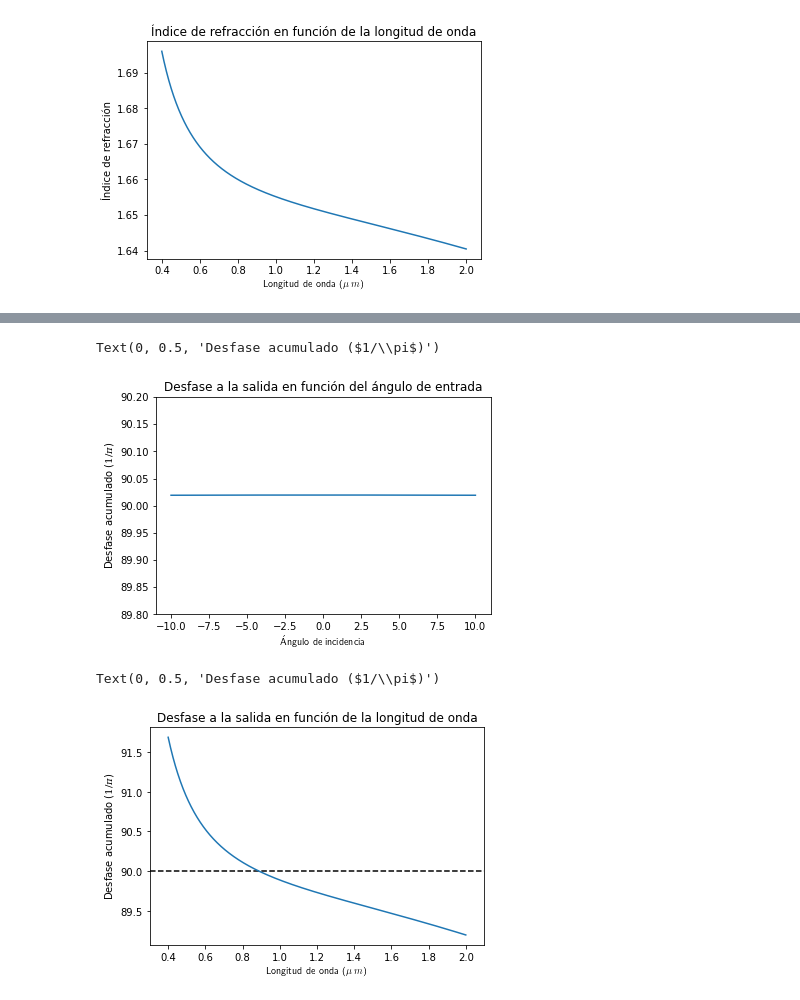
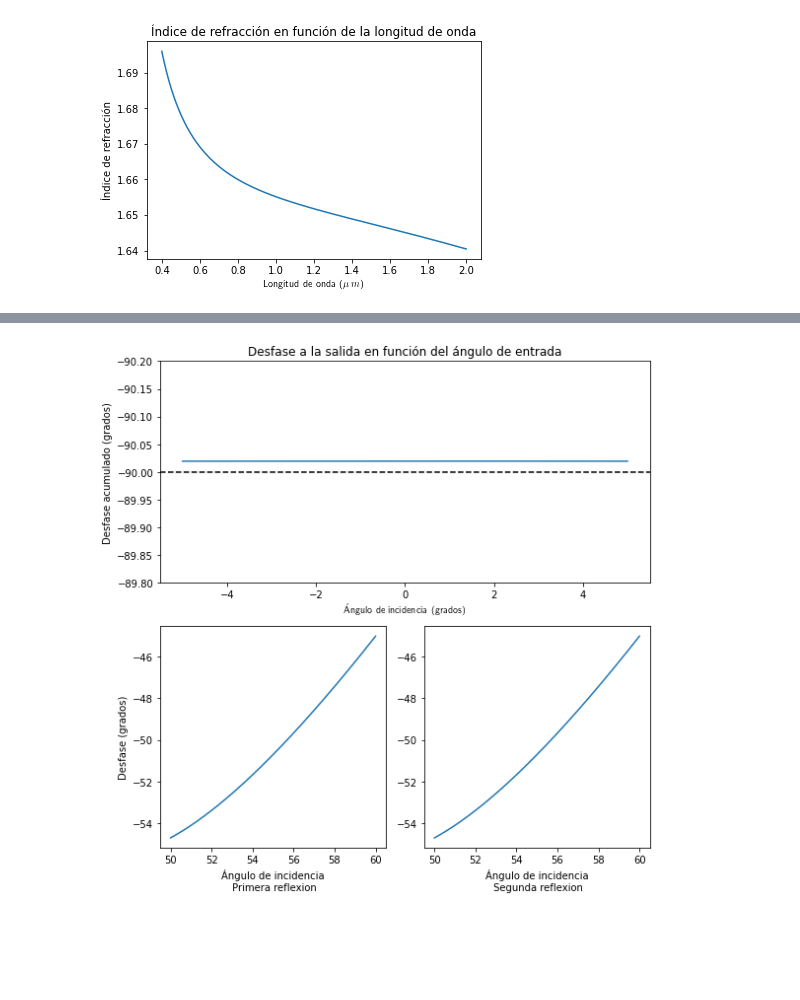
Before and after one commit to rmhsik/Mooney, a Jupyter notebook: Untitled.ipynb, the cells around one changed output, grey strips where cells are left out. Cells and saved outputs as stored; diff of their text form; code cells hidden in the pictures; blank space fills up the shorter version.

```diff
--- a/Untitled.ipynb
+++ b/Untitled.ipynb
@@ -139,14 +131,24 @@ phase = phase_s-phase_p
 # %%
-fig = plt.figure()
-ax = fig.add_subplot(111)
-# ax.axhline(90,linestyle='--',c='k')
+fig = plt.figure(figsize = (8,8))
+
+ax = fig.add_subplot(211)
+ax.axhline(-90,linestyle='--',c='k')
 ax.plot(np.degrees(theta_i),np.degrees(phase))
-# ax.set_ylim(0.4,0.6);
-ax.set_ylim(89.8,90.2)
-# ax.set_xlim(0.3,2.1)
+ax.set_ylim(-89.8,-90.2)
 ax.set_title('Desfase a la salida en función del ángulo de entrada')
-ax.set_xlabel('Ángulo de incidencia', usetex=True)
-ax.set_ylabel('Desfase acumulado ($1/\pi$)')
+ax.set_xlabel('Ángulo de incidencia (grados)', usetex=True)
+ax.set_ylabel('Desfase acumulado (grados)')
+
+ax = fig.add_subplot(223)
+ax.plot(np.degrees(theta_1),np.degrees(phase1))
+ax.set_ylabel('Desfase (grados)')
+ax.set_xlabel('Ángulo de incidencia\n Primera reflexion')
+
+ax = fig.add_subplot(224)
+ax.plot(np.degrees(theta_2),np.degrees(phase2))
+ax.set_xlabel('Ángulo de incidencia\n Segunda reflexion')
+
+
+fig.tight_layout()
 # %% [output]
-Text(0, 0.5, 'Desfase acumulado ($1/\\pi$)')
-[figure, old version]
+[figure, new version]
@@ -167,14 +154,0 @@ phase = phase1+phase2
-# %%
-fig = plt.figure()
-ax = fig.add_subplot(111)
-ax.axhline(90,linestyle='--',c='k')
-ax.plot(wl,np.degrees(phase))
-# ax.set_ylim(0.4,0.6);
-# ax.set_ylim(88,92)
-ax.set_xlim(0.3,2.1)
-ax.set_title('Desfase a la salida en función de la longitud de onda')
-ax.set_xlabel('Longitud de onda ($\mu\:m$)', usetex=True)
-ax.set_ylabel('Desfase acumulado ($1/\pi$)')
-# %% [output]
-Text(0, 0.5, 'Desfase acumulado ($1/\\pi$)')
-[figure, removed]
```
Also changed, not shown: parts of 10 cells of this notebook, 2 other files.
